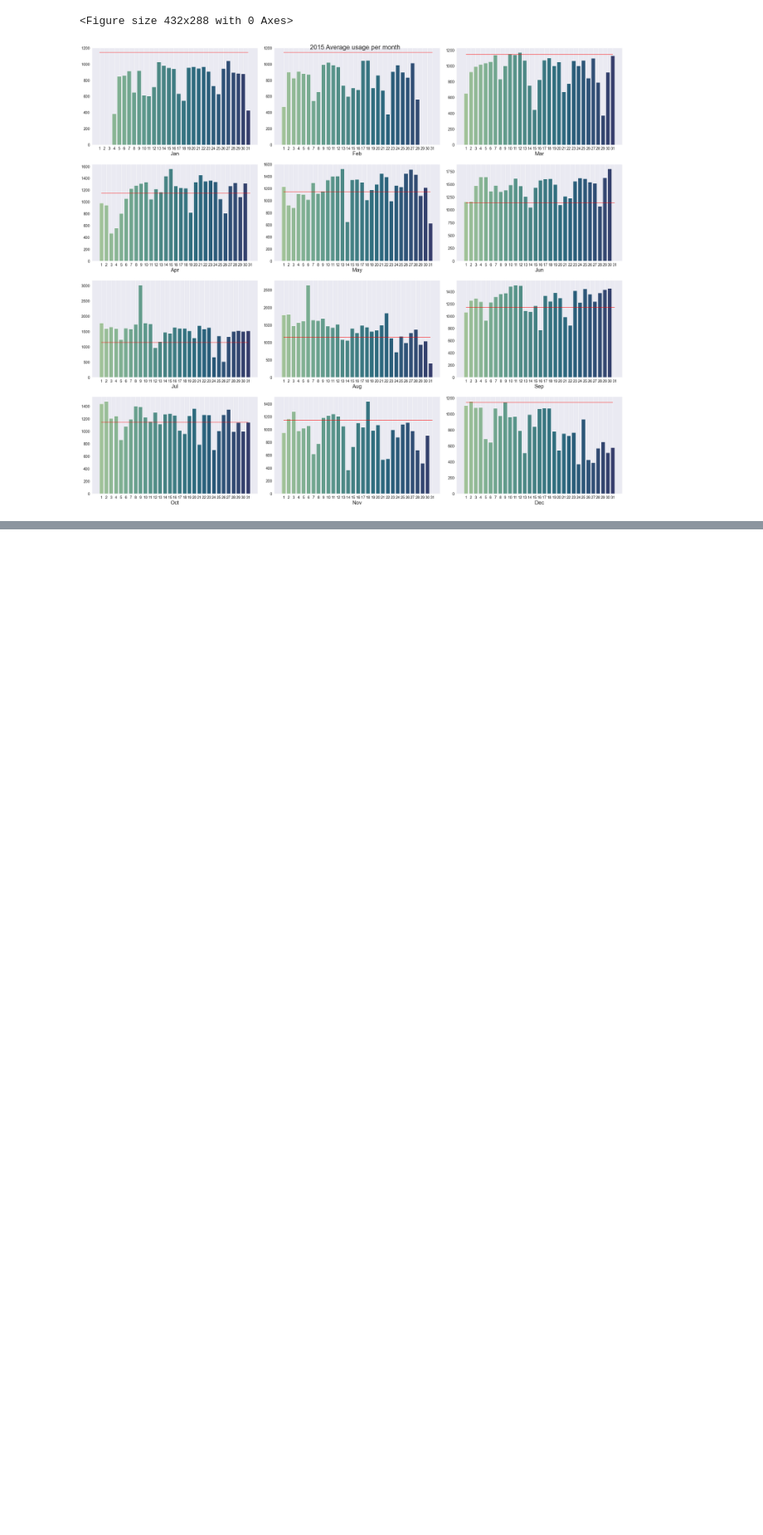
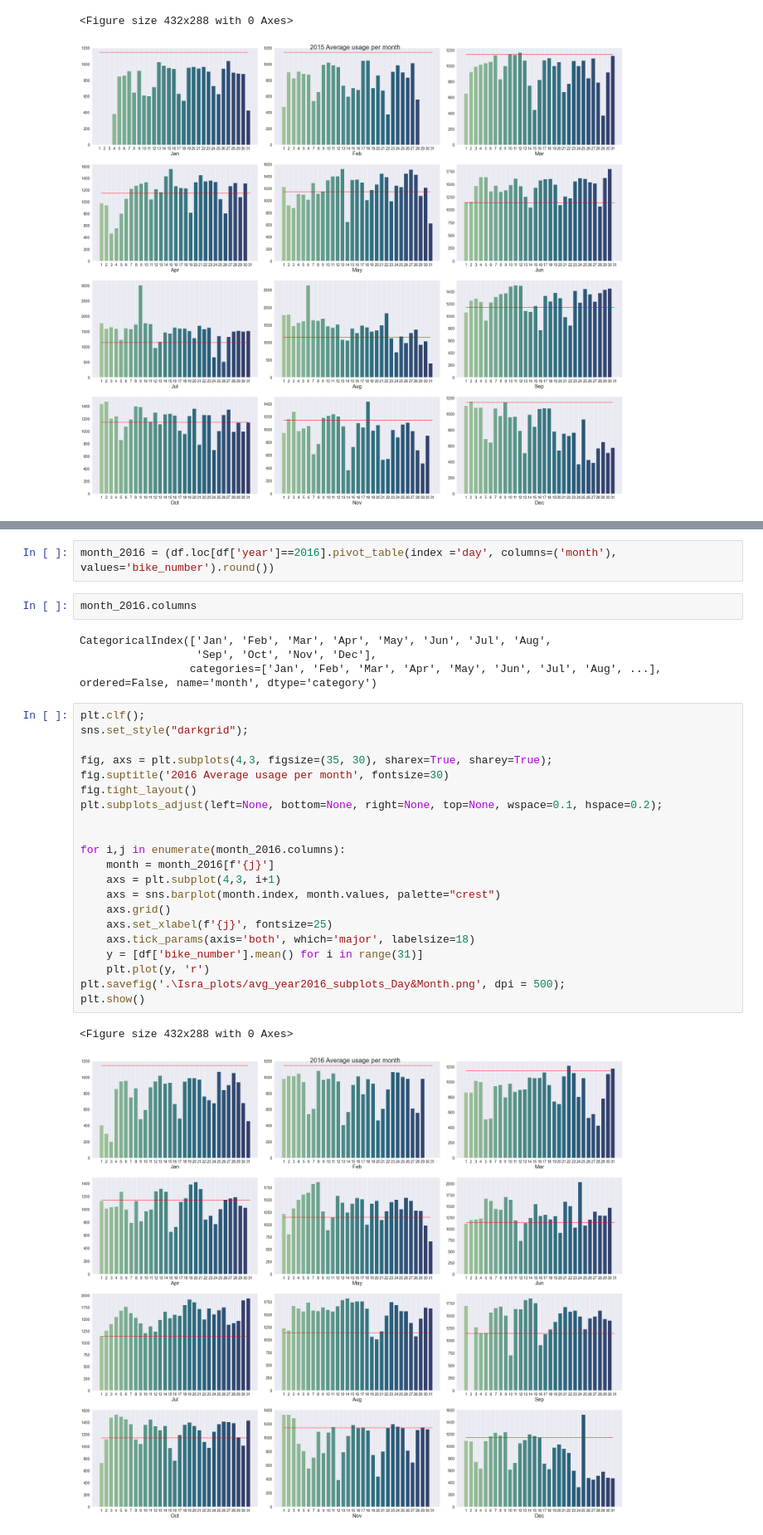
Before and after one commit to isra-st/London_Bike_Sharing, a Jupyter notebook: Visualizations_Draft_Isra.ipynb, the cells around one changed output, grey strips where cells are left out. Shown at 83% size. Cells and saved outputs as stored; diff of their text form; blank space fills up the shorter version.

Commit message:
Analysis per year 2015 and 2016 -Month per day done 12 Subplot

```diff
--- a/Visualizations_Draft_Isra.ipynb
+++ b/Visualizations_Draft_Isra.ipynb
@@ -840,0 +843,32 @@ plt.show()
+# %%
+month_2016 = (df.loc[df['year']==2016].pivot_table(index ='day', columns=('month'), values='bike_number').round())
+# %%
+month_2016.columns
+# %% [output]
+CategoricalIndex(['Jan', 'Feb', 'Mar', 'Apr', 'May', 'Jun', 'Jul', 'Aug',
+                  'Sep', 'Oct', 'Nov', 'Dec'],
+                 categories=['Jan', 'Feb', 'Mar', 'Apr', 'May', 'Jun', 'Jul', 'Aug', ...], ordered=False, name='month', dtype='category')
+# %%
+plt.clf();
+sns.set_style("darkgrid");
+
+fig, axs = plt.subplots(4,3, figsize=(35, 30), sharex=True, sharey=True);
+fig.suptitle('2016 Average usage per month', fontsize=30)
+fig.tight_layout()
+plt.subplots_adjust(left=None, bottom=None, right=None, top=None, wspace=0.1, hspace=0.2);
+
+
+for i,j in enumerate(month_2016.columns):
+    month = month_2016[f'{j}']
+    axs = plt.subplot(4,3, i+1)
+    axs = sns.barplot(month.index, month.values, palette="crest")
+    axs.grid()
+    axs.set_xlabel(f'{j}', fontsize=25)
+    axs.tick_params(axis='both', which='major', labelsize=18)
+    y = [df['bike_number'].mean() for i in range(31)]
+    plt.plot(y, 'r')
+plt.savefig('.\Isra_plots/avg_year2016_subplots_Day&Month.png', dpi = 500);
+plt.show()
+# %% [output]
+<Figure size 432x288 with 0 Axes>
+[figure, added]
```
Also changed, not shown: parts of 1 cell of this notebook, 1 other file.
